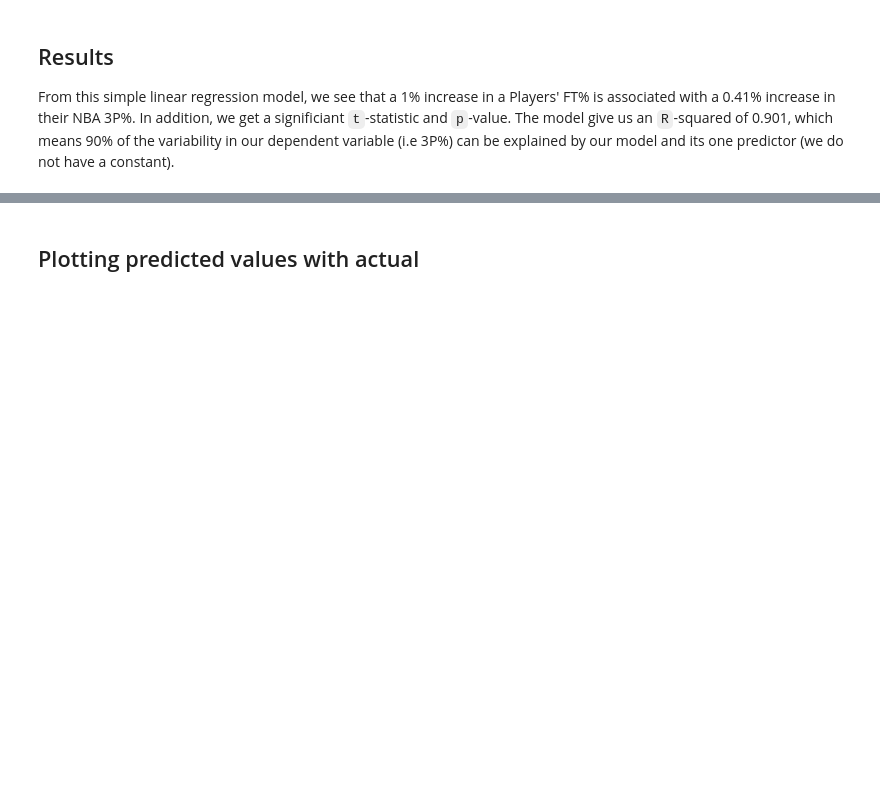
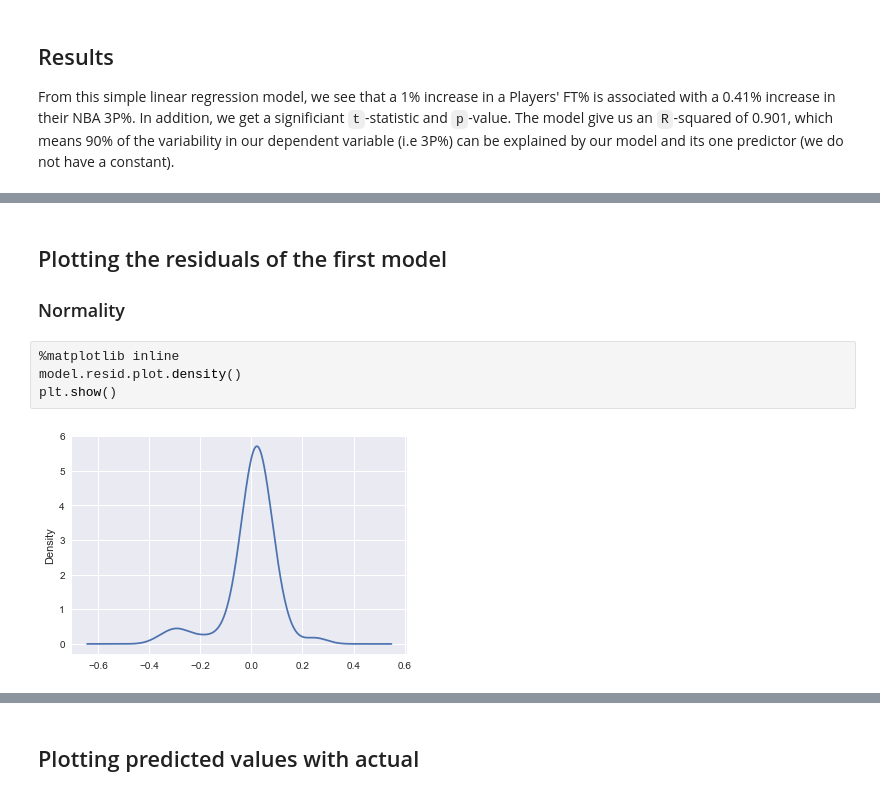
Before and after one commit to hashimg/Sports-Analytics, a Jupyter notebook: college_shooting/College Shooting.ipynb, the cells around one changed output, grey strips where cells are left out. Cells and saved outputs as stored; diff of their text form; blank space fills up the shorter version.

```diff
--- a/college_shooting/College Shooting.ipynb
+++ b/college_shooting/College Shooting.ipynb
@@ -315,0 +325,10 @@ From this simple linear regression model, we see that a 1% increase in a Players
+# %% [markdown]
+## Plotting the residuals of the first model
+
+### Normality
+# %%
+%matplotlib inline
+model.resid.plot.density()
+plt.show()
+# %% [output]
+[figure, added]
```
Also changed, not shown: parts of 23 cells of this notebook.
